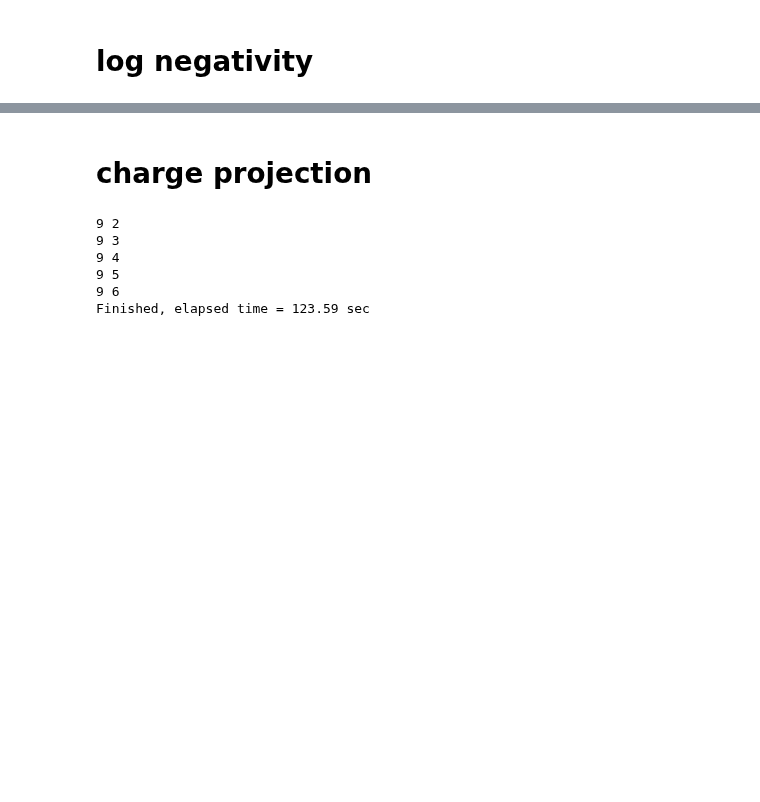
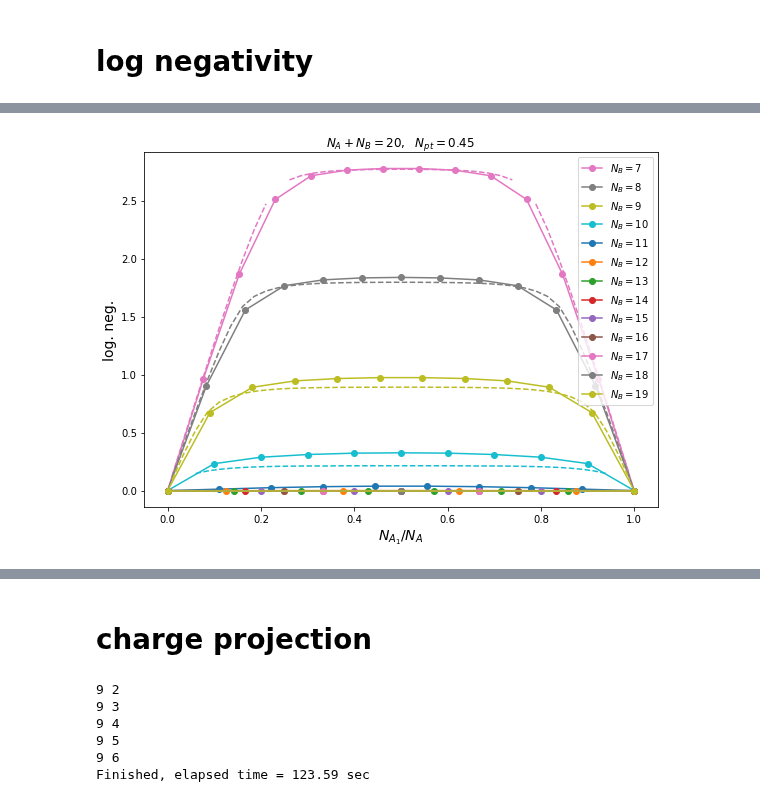
Before and after one commit to hassan-shap/RMT, a Jupyter notebook: U1_symmetry.ipynb, the cells around one changed output, grey strips where cells are left out. Saved outputs shown, nothing was run; the diff lists cells and outputs as text; code cells hidden in the pictures; blank space fills up the shorter version.

```diff
--- a/U1_symmetry.ipynb
+++ b/U1_symmetry.ipynb
@@ -412,8 +450,8 @@ Nrep=20
 r=2 # local Hilbert space dim
 symm=1
 
-Labc=12
-Npt = 2
+Labc=16
+Npt = 6
 Lc_sw=np.arange(1,Labc)
 
 
@@ -514,38 +538,55 @@ r=2 # local Hilbert space dim
 symm=1
 
 
-Labc = 16
-Npt = 4
+Labc_list = [20]
+Npt = 9
 
 plt.figure(figsize=(8,6))
 
-for Lc in range(4,Labc):
-    Lab = Labc-Lc
-    ln_avg= np.zeros(Lab+1)
-    ln_avg_ref= np.zeros(Lab+1)
-    for La in range(Lab+1):
-        Lb = Labc-Lc-La
-        if symm==1:
-            f1= 'LN_U1_%d_Labc_%d_%d_%d_symm.npz' % (Npt,La,Lb,Lc)
-        else:
-            f1= 'LN_%d_Labc_%d_%d_%d.npz' % (Npt,La,Lb,Lc)
-        fname = out_dir+f1
+for Labc in Labc_list:
+#     Npt = int(Labc/2)
+    for Lc in range(7,Labc):
+        Lab = Labc-Lc
+        ln_avg= np.zeros(Lab+1)
+        for La in range(1,Lab):
+            Lb = Labc-Lc-La
+            if symm==1:
+                f1= 'LN_U1_%d_Labc_%d_%d_%d_symm.npz' % (Npt,La,Lb,Lc)
+            else:
+                f1= 'LN_%d_Labc_%d_%d_%d.npz' % (Npt,La,Lb,Lc)
+            fname = out_dir+f1
 
-        npzfile = np.load(fname)
-        ln_vals=npzfile['ln_vals']
-        ln_avg[La] = np.mean(ln_vals)
-    plt.plot(np.arange(Lab+1)/Lab,ln_avg,"o-",color="C%d" % (Lc-1),label="Nc=%d" % (Lc))
-#     if Lab>Lc-2:
-#         for La in range(Lab+1):
-#             Lb = Labc-Lc-La
-# #             f1= 'LN_%d_Labc_%d_%d_%d.npz' % (Npt,La,Lb,Lc)
-#             f1= 'LN_Labc_%d_%d_%d.npz' % (La,Lb,Lc)
-#             fname = out_dir+f1
+            npzfile = np.load(fname)
+            ln_vals=npzfile['ln_vals']
+            ln_avg[La] = np.mean(ln_vals)
+        plt.plot(np.arange(Lab+1)/Lab,ln_avg,"o-",color="C%d" % (Lc-1),label=r"$N_B=%d$" % (Lc))
+        if Lab>Lc-2:
+            N_La = 40
+            La_list = np.linspace(0.01,0.99,N_La)*Lab
+            ln_ref= np.zeros(N_La)
+            for i_a in range(N_La):
+                La = La_list[i_a]
+                Lb = Labc-Lc-La
+                if La<Lb:
+                    Na = 2**La
+                    Nb = 2**Lb
+                    Nc = 2**Lc
+                else:
+                    Na = 2**Lb
+                    Nb = 2**La
+                    Nc = 2**Lc
+                a = Nc/Nb +1j*0
+                b = Nc/Nb*Na +1j*0
+                ln_ref[i_a]=np.log2(neg_calc(a,b)*(Nb*Na)/pi/(Na*Nc))
 
-#             npzfile = np.load(fname)
-#             ln_vals=npzfile['ln_vals']
-#             ln_avg_ref[La] = np.mean(ln_vals)
-#         plt.plot(np.arange(Lab+1)/Lab,ln_avg_ref,"--",color="C%d" % (Lc-1))
+    # #             f1= 'LN_%d_Labc_%d_%d_%d.npz' % (Npt,La,Lb,Lc)
+    #             f1= 'LN_Labc_%d_%d_%d.npz' % (La,Lb,Lc)
+    #             fname = out_dir+f1
+
+    #             npzfile = np.load(fname)
+    #             ln_vals=npzfile['ln_vals']
+    #             ln_avg_ref[La] = np.mean(ln_vals)
+            plt.plot(La_list/Lab,ln_ref,"--",color="C%d" % (Lc-1))
 
 
 # lw=0.2
@@ -557,13 +598,10 @@ for Lc in range(4,Labc):
 # # plt.xlim(-0.1,1)
 # # plt.yticks(np.arange(0.,ymax+0.1,0.5))
 plt.legend()
-# fsize=14
-# if symm==1:
-#     plt.ylabel(r'$P_\Gamma(R^{-1} N \xi)$',fontsize = fsize)
-#     plt.xlabel(r"$R^{-1} N \xi$",fontsize = fsize)
-# else:
-#     plt.ylabel(r'$P_\Gamma(N \xi)$',fontsize = fsize)
-#     plt.xlabel(r"$N \xi$",fontsize = fsize)
+fsize=14
+plt.xlabel(r'$N_{A_1}/N_A$',fontsize = fsize)
+plt.ylabel("log. neg.",fontsize = fsize)
+plt.title(r'$N_A+N_B = %d,\ \ N_{pt}=%.2f$' % (Labc,Npt/Labc))
 
 plt.tight_layout()
 # if symm==1:
@@ -576,0 +617 @@ FileNotFoundError: [Errno 2] No such file or directory: 'data/LN_U1_6_Labc_0_12_
+[figure, added]
```
Also changed, not shown: parts of 6 cells of this notebook, 11 other files.
